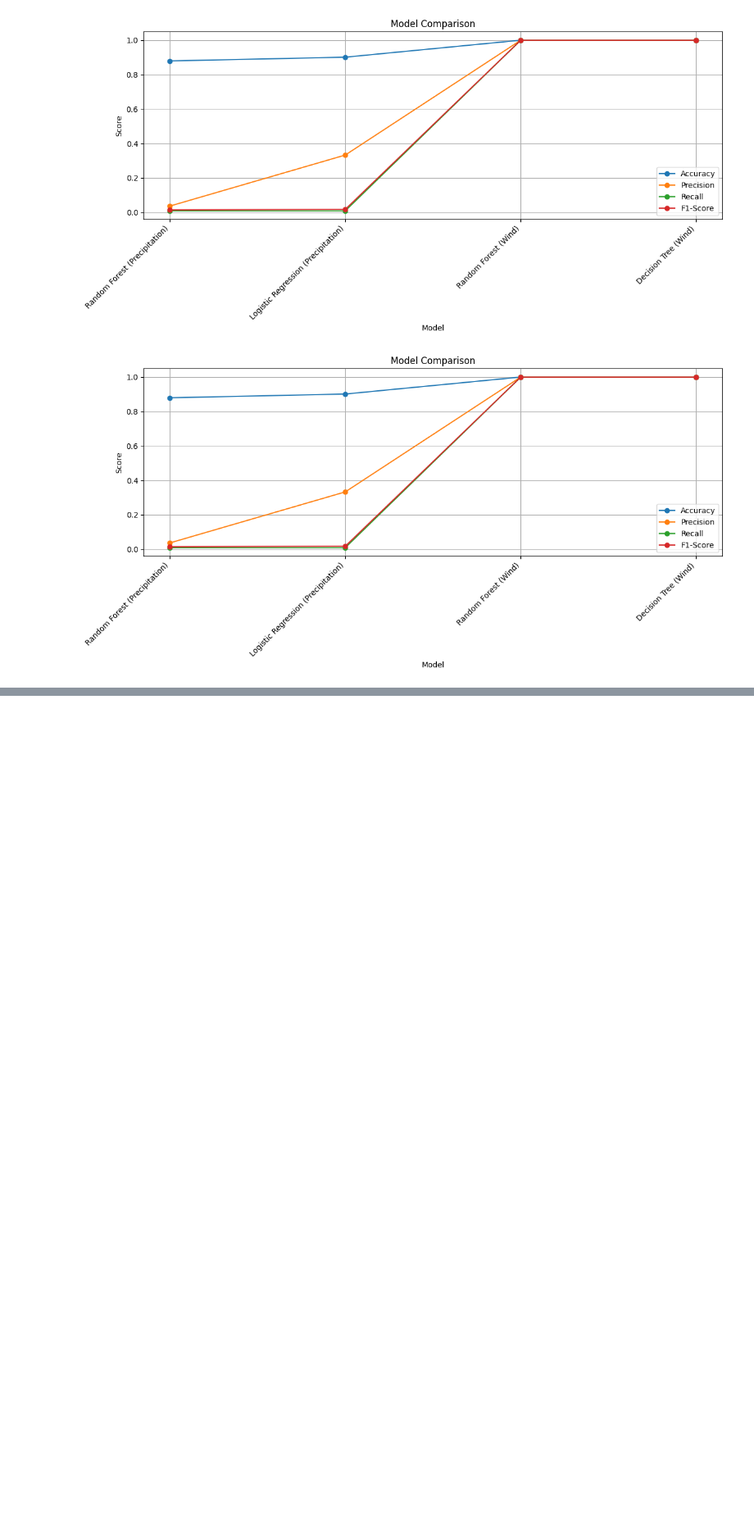
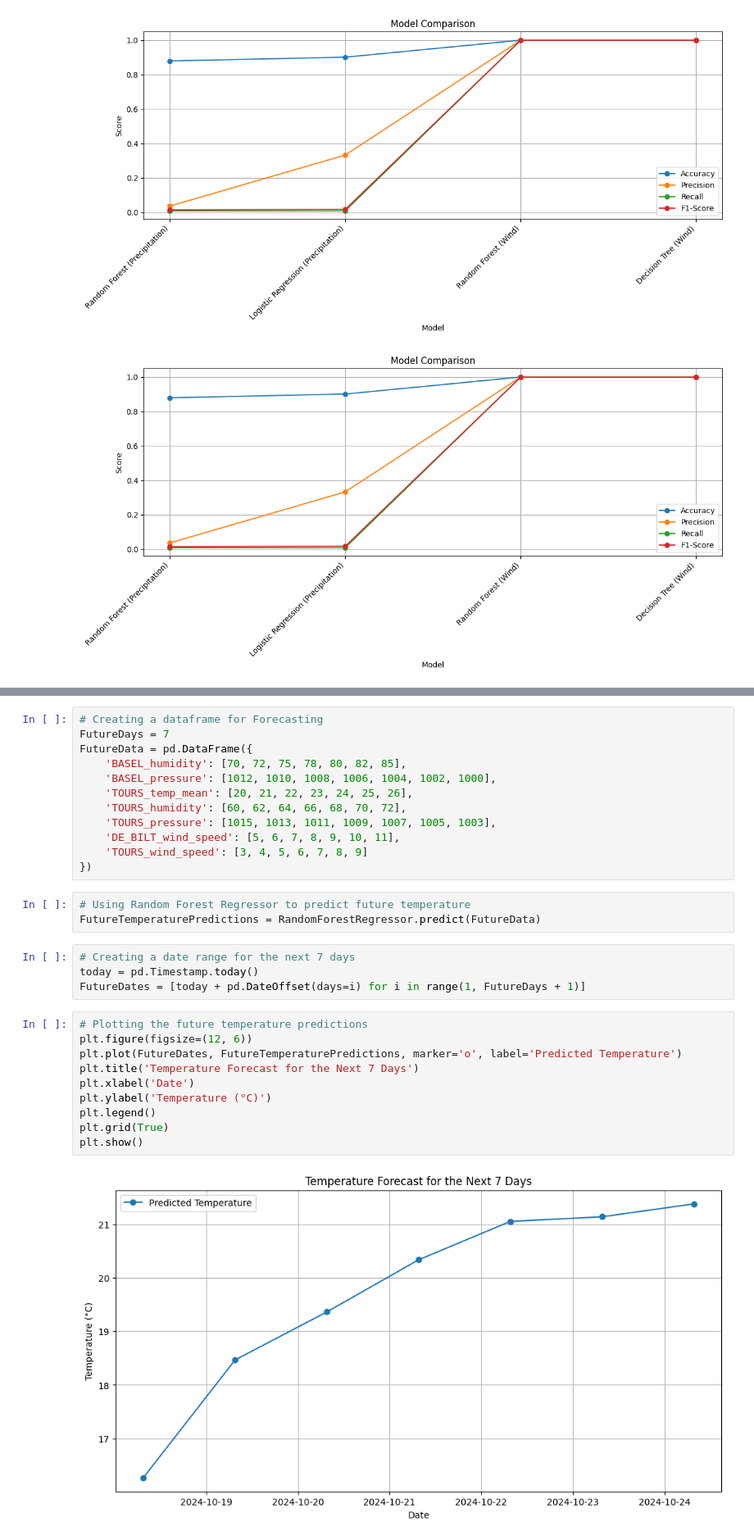
Before and after one commit to rithikashree1707/WeatherPrediction, a Jupyter notebook: Ritika.ipynb, the cells around one changed output, grey strips where cells are left out. Shown at 82% size. Cells and saved outputs as stored; diff of their text form; blank space fills up the shorter version.

```diff
--- a/Ritika.ipynb
+++ b/Ritika.ipynb
@@ -358,0 +442,31 @@ for X_test, y_test, model_name in zip(X_tests, y_tests, ModelNames):
+# %%
+# Creating a dataframe for Forecasting
+FutureDays = 7
+FutureData = pd.DataFrame({
+    'BASEL_humidity': [70, 72, 75, 78, 80, 82, 85],
+    'BASEL_pressure': [1012, 1010, 1008, 1006, 1004, 1002, 1000],
+    'TOURS_temp_mean': [20, 21, 22, 23, 24, 25, 26],
+    'TOURS_humidity': [60, 62, 64, 66, 68, 70, 72],
+    'TOURS_pressure': [1015, 1013, 1011, 1009, 1007, 1005, 1003],
+    'DE_BILT_wind_speed': [5, 6, 7, 8, 9, 10, 11],
+    'TOURS_wind_speed': [3, 4, 5, 6, 7, 8, 9]
+})
+# %%
+# Using Random Forest Regressor to predict future temperature
+FutureTemperaturePredictions = RandomForestRegressor.predict(FutureData)
+# %%
+# Creating a date range for the next 7 days
+today = pd.Timestamp.today()
+FutureDates = [today + pd.DateOffset(days=i) for i in range(1, FutureDays + 1)]
+# %%
+# Plotting the future temperature predictions
+plt.figure(figsize=(12, 6))
+plt.plot(FutureDates, FutureTemperaturePredictions, marker='o', label='Predicted Temperature')
+plt.title('Temperature Forecast for the Next 7 Days')
+plt.xlabel('Date')
+plt.ylabel('Temperature (°C)')
+plt.legend()
+plt.grid(True)
+plt.show()
+# %% [output]
+[figure, added]
```
Also changed, not shown: parts of 20 cells of this notebook, 1 other file.
